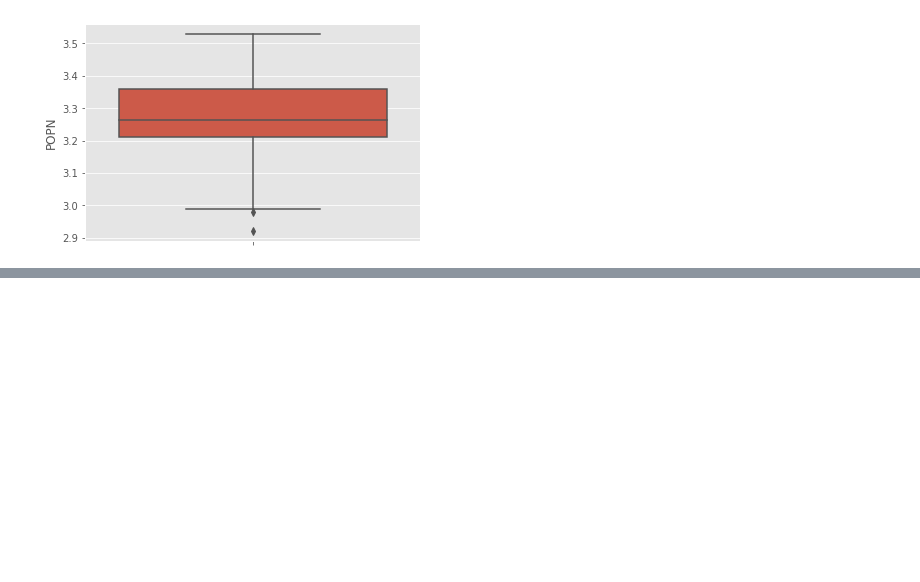
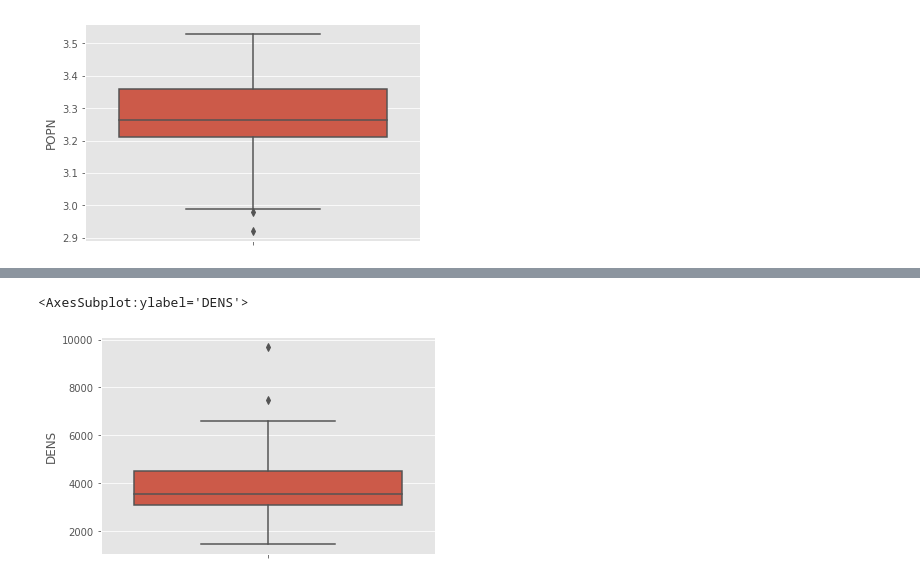
Before and after one commit to joorter/Affirmations, a Jupyter notebook: Parte1_AED_Pollution_v2_boxsplots.ipynb, the cells around one changed output, grey strips where cells are left out. Cells and saved outputs as stored; diff of their text form; code cells hidden in the pictures; blank space fills up the shorter version.

```diff
--- a/Parte1_AED_Pollution_v2_boxsplots.ipynb
+++ b/Parte1_AED_Pollution_v2_boxsplots.ipynb
@@ -298,0 +307,5 @@ sns.boxplot(y='POPN',data=df_pollution)
+# %%
+sns.boxplot(y='DENS',data=df_pollution)
+# %% [output]
+<AxesSubplot:ylabel='DENS'>
+[figure, added]
```
Also changed, not shown: parts of 11 cells of this notebook.
